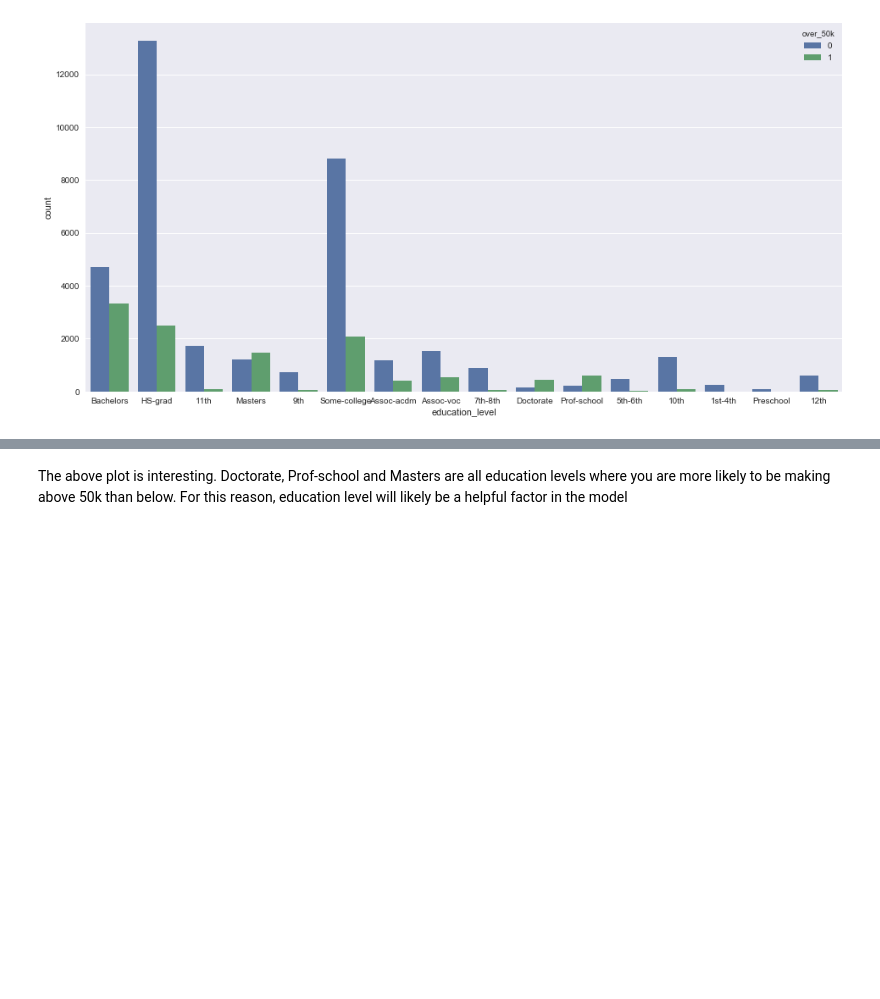
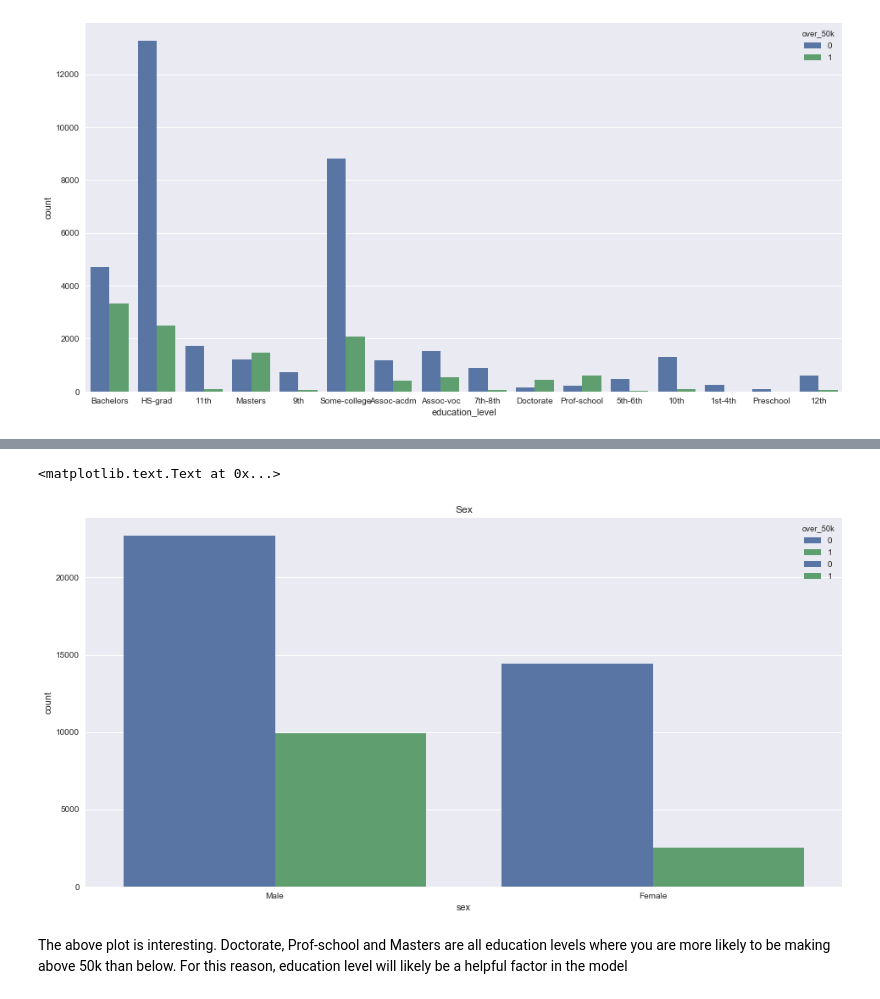
Before and after one commit to courthaworth/data-scientist-exercise01, a Jupyter notebook: RTI_DataScientist_Exercise.ipynb, the cells around one changed output, grey strips where cells are left out. Drawn from its saved outputs; the diff is of its cells as text; code cells hidden in the pictures; blank space fills up the shorter version.

```diff
--- a/RTI_DataScientist_Exercise.ipynb
+++ b/RTI_DataScientist_Exercise.ipynb
@@ -165,3 +172,11 @@ sns_plot = sns.countplot("education_level",hue = "over_50k",data = flat_df)
+# %%
+
+sns.countplot("education_level",hue = "over_50k",data = flat_df)
+
+sns.countplot("sex",hue = "over_50k",data = flat_df).set_title("Sex")
+# %% [output]
+<matplotlib.text.Text at 0x...>
+[figure, added]
 # %% [markdown]
 The above plot is interesting. Doctorate, Prof-school and Masters are all education levels where you are more likely to be making above 50k than below. For this reason, education level will likely be a helpful factor in the model
 # %%
```
Also changed, not shown: parts of 37 cells of this notebook, 1 other file.
